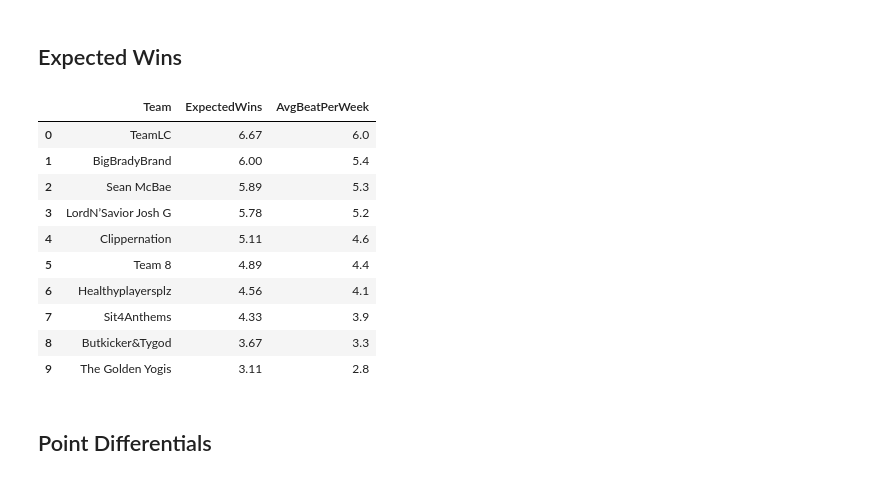
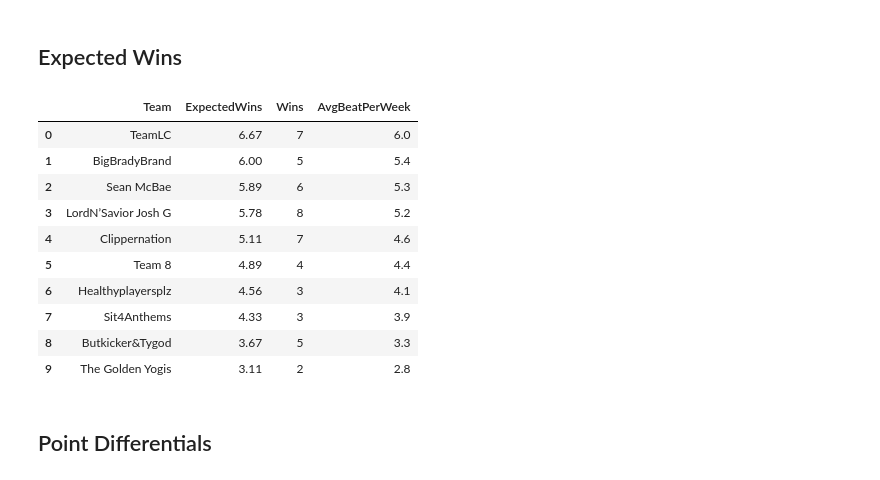
Before and after one commit to lchu122/Yahoo-Fantasy-Football-Project, a Jupyter notebook: Tracy_Bowl_2017.ipynb, the cells around one changed output. Saved outputs shown, nothing was run; the diff lists cells and outputs as text; code cells hidden in the pictures.

```diff
--- a/Tracy_Bowl_2017.ipynb
+++ b/Tracy_Bowl_2017.ipynb
@@ -33,20 +38,18 @@ matchups_stacked = pd.DataFrame()
 
 for i in range(1, weeks_elapsed+1):
     # alternatively matchups[["Week"], ...].filter_by(1, "Week")
-    matchup_week_score = matchups[matchups["Week"]==i][["Week", "TeamOne", "ProjectedScoreOne", "ScoreOne" ]]
-    matchup_week_score.rename(columns = {"TeamOne":"Team", "ProjectedScoreOne":"ProjectedScore", "ScoreOne":"Score"},
+    matchup_week_score = matchups[matchups["Week"]==i][["Week", "TeamOne", "Proj.ScoreOne", "ScoreOne" ]]
+    matchup_week_score.rename(columns = {"TeamOne":"Team", "Proj.ScoreOne":"Proj.Score", "ScoreOne":"Score"},
                               inplace = True)
 
-    matchup_week_score_two = matchups[matchups["Week"]==i][["Week", "TeamTwo", "ProjectedScoreTwo", "ScoreTwo" ]]
-    matchup_week_score_two.rename(columns = {"TeamTwo":"Team", "ProjectedScoreTwo":"ProjectedScore", "ScoreTwo":"Score"},
+    matchup_week_score_two = matchups[matchups["Week"]==i][["Week", "TeamTwo", "Proj.ScoreTwo", "ScoreTwo" ]]
+    matchup_week_score_two.rename(columns = {"TeamTwo":"Team", "Proj.ScoreTwo":"Proj.Score", "ScoreTwo":"Score"},
                                   inplace = True)
 
     matchup_week_score = matchup_week_score.append(matchup_week_score_two)
-    matchup_week_score = matchup_week_score.sort_values(["Score"]) \
-    .assign(WeeklyBeaten = range(matchup_week_score.shape[0]))
+    matchup_week_score = matchup_week_score.sort_values(["Score"], ascending = False) \
+    .assign(WeeklyBeaten = range(matchup_week_score.shape[0] - 1, -1, -1))
 
     matchups_stacked = matchups_stacked.append(matchup_week_score)
 
 matchups_stacked = matchups_stacked.reset_index(drop=True)
-
-matchups_stacked.head()
@@ -62,33 +81,47 @@ matchups_stacked.head()
 # %%
 # Expected Wins = TotalNumBeaten / Num_Opponents
 # AvgBeatenPerWeek = TotalNumBeaten / Weeks
 
 # next steps: include actual wins from API
+
+matchup_wins_list = [matchups['TeamOne'][k] if matchups['Winner'][k] == '>' else matchups['TeamTwo'][k] \
+                   for k in range(matchups.shape[0])]
+
+matchup_wins_count = dict(Counter(matchup_wins_list))
+keys, values = matchup_wins_count.keys(), matchup_wins_count.values()
+
+
+matchup_wins_count_df = pd.DataFrame.from_items([('Team', list(keys)), ('Wins', list(values))])
+
 
 num_opponents = matchups.shape[0] / weeks_elapsed * 2 - 1
 
 expected_wins = matchups_stacked.groupby(["Team"], as_index = False).agg({"WeeklyBeaten": "sum"}) \
 .rename(columns = {"WeeklyBeaten": "TotalBeaten"})
 
 expected_wins = expected_wins.assign(ExpectedWins = expected_wins["TotalBeaten"] / num_opponents) \
 .assign(AvgBeatPerWeek = expected_wins["TotalBeaten"] / weeks_elapsed) \
 .sort_values("ExpectedWins", ascending = False)
 
 expected_wins = expected_wins[["Team", "ExpectedWins", "AvgBeatPerWeek"]].round(2).reset_index(drop=True)
 
+expected_wins = expected_wins.merge(matchup_wins_count_df, on ="Team", how = "outer")
+
+expected_wins = expected_wins[["Team", "ExpectedWins", "Wins", "AvgBeatPerWeek"]]
+
 expected_wins
 # %% [output]
-|  | Team | ExpectedWins | AvgBeatPerWeek |
-| 0 | TeamLC | 6.67 | 6.0 |
-| 1 | BigBradyBrand | 6.00 | 5.4 |
-| 2 | Sean McBae | 5.89 | 5.3 |
-| 3 | LordN’Savior Josh G | 5.78 | 5.2 |
-| 4 | Clippernation | 5.11 | 4.6 |
-| 5 | Team 8 | 4.89 | 4.4 |
-| 6 | Healthyplayersplz | 4.56 | 4.1 |
-| 7 | Sit4Anthems | 4.33 | 3.9 |
-| 8 | Butkicker&Tygod | 3.67 | 3.3 |
-| 9 | The Golden Yogis | 3.11 | 2.8 |
+|  | Team | ExpectedWins | Wins | AvgBeatPerWeek |
+| 0 | TeamLC | 6.67 | 7 | 6.0 |
+| 1 | BigBradyBrand | 6.00 | 5 | 5.4 |
+| 2 | Sean McBae | 5.89 | 6 | 5.3 |
+| 3 | LordN’Savior Josh G | 5.78 | 8 | 5.2 |
+| 4 | Clippernation | 5.11 | 7 | 4.6 |
+| 5 | Team 8 | 4.89 | 4 | 4.4 |
+| 6 | Healthyplayersplz | 4.56 | 3 | 4.1 |
+| 7 | Sit4Anthems | 4.33 | 3 | 3.9 |
+| 8 | Butkicker&Tygod | 3.67 | 5 | 3.3 |
+| 9 | The Golden Yogis | 3.11 | 2 | 2.8 |
 # %% [markdown]
 ## Point Differentials
 # %%
```
Also changed, not shown: parts of 8 cells of this notebook.
